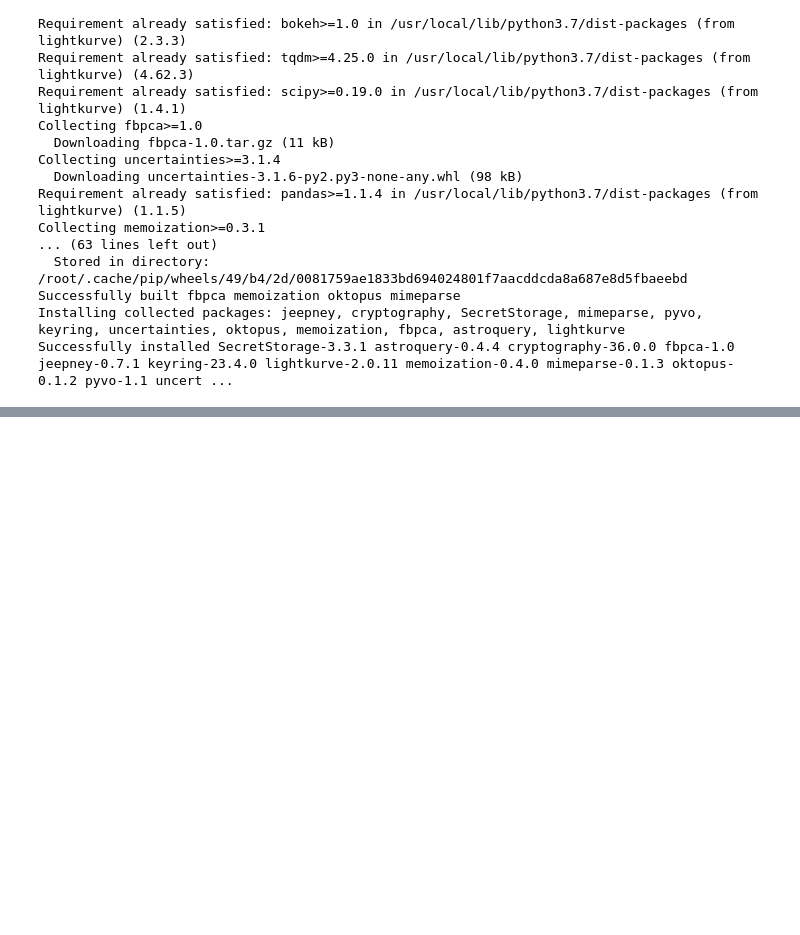
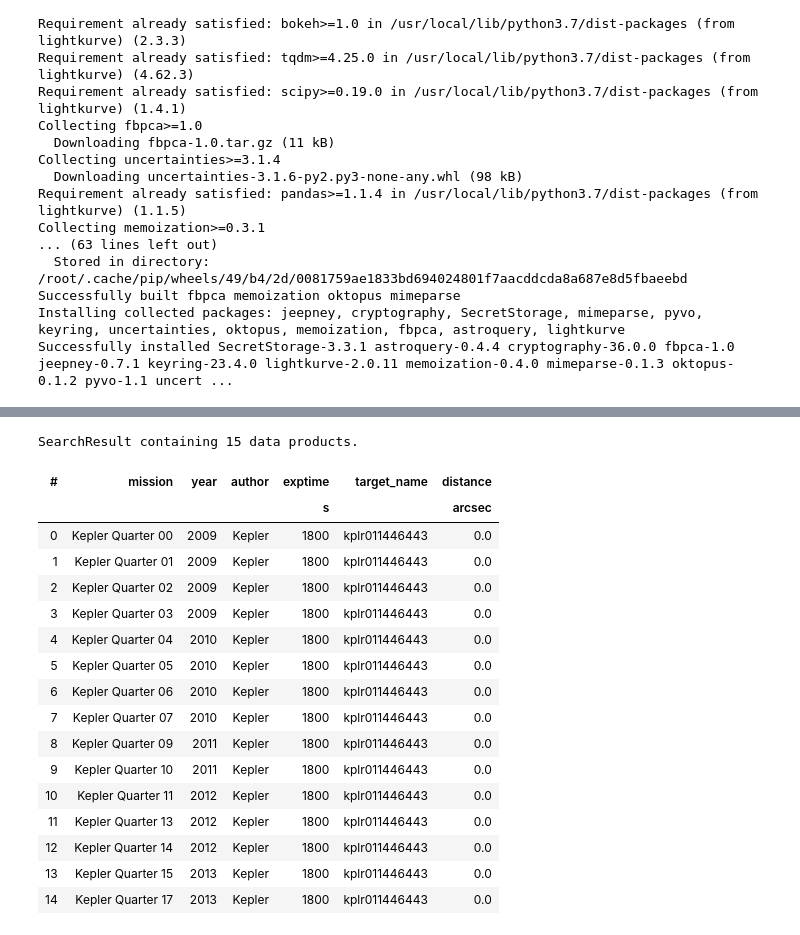
Before and after one commit to Srivardini11/lark, a Jupyter notebook: Light_curves_using_Lightkurve.ipynb, the cells around one changed output, grey strips where cells are left out. Cells and saved outputs as stored; diff of their text form; code cells hidden in the pictures; blank space fills up the shorter version.

```diff
--- a/Light_curves_using_Lightkurve.ipynb
+++ b/Light_curves_using_Lightkurve.ipynb
@@ -33,0 +43,21 @@ LightCurveCollection of 4 objects:
+# %%
+lk.search_lightcurve("kplr011446443", author="Kepler", cadence="long")
+# %% [output]
+SearchResult containing 15 data products.
+| # | mission | year | author | exptime | target_name | distance |
+|  |  |  |  | s |  | arcsec |
+| 0 | Kepler Quarter 00 | 2009 | Kepler | 1800 | kplr011446443 | 0.0 |
+| 1 | Kepler Quarter 01 | 2009 | Kepler | 1800 | kplr011446443 | 0.0 |
+| 2 | Kepler Quarter 02 | 2009 | Kepler | 1800 | kplr011446443 | 0.0 |
+| 3 | Kepler Quarter 03 | 2009 | Kepler | 1800 | kplr011446443 | 0.0 |
+| 4 | Kepler Quarter 04 | 2010 | Kepler | 1800 | kplr011446443 | 0.0 |
+| 5 | Kepler Quarter 05 | 2010 | Kepler | 1800 | kplr011446443 | 0.0 |
+| 6 | Kepler Quarter 06 | 2010 | Kepler | 1800 | kplr011446443 | 0.0 |
+| 7 | Kepler Quarter 07 | 2010 | Kepler | 1800 | kplr011446443 | 0.0 |
+| 8 | Kepler Quarter 09 | 2011 | Kepler | 1800 | kplr011446443 | 0.0 |
+| 9 | Kepler Quarter 10 | 2011 | Kepler | 1800 | kplr011446443 | 0.0 |
+| 10 | Kepler Quarter 11 | 2012 | Kepler | 1800 | kplr011446443 | 0.0 |
+| 11 | Kepler Quarter 13 | 2012 | Kepler | 1800 | kplr011446443 | 0.0 |
+| 12 | Kepler Quarter 14 | 2012 | Kepler | 1800 | kplr011446443 | 0.0 |
+| 13 | Kepler Quarter 15 | 2013 | Kepler | 1800 | kplr011446443 | 0.0 |
+| 14 | Kepler Quarter 17 | 2013 | Kepler | 1800 | kplr011446443 | 0.0 |
```
Also changed, not shown: parts of 3 cells of this notebook.
